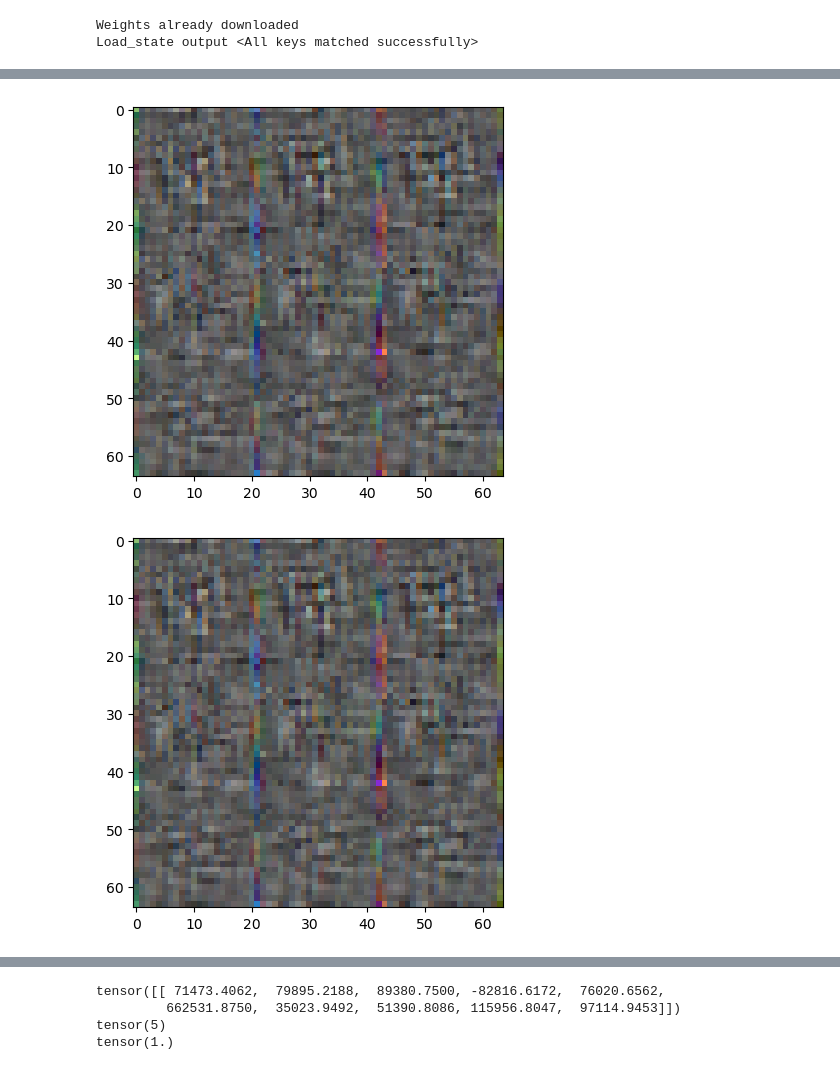
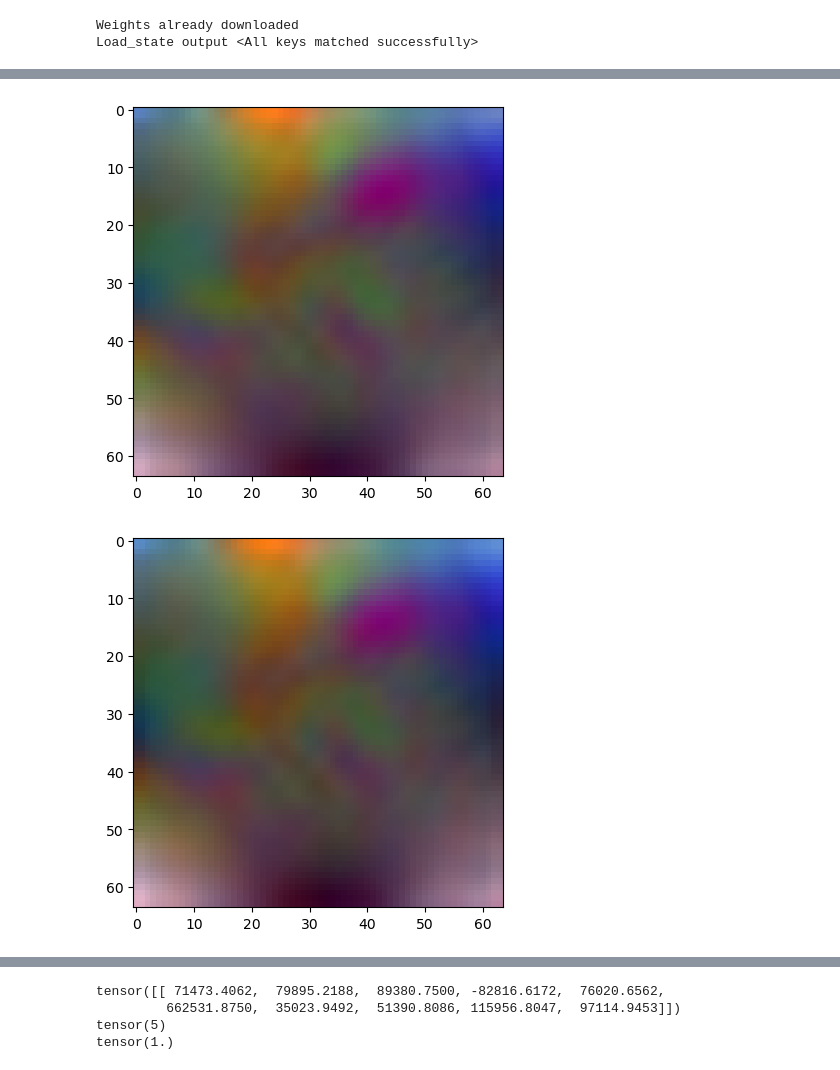
Before and after one commit to V-G-spec/DLProject-MLP, a Jupyter notebook: Experiments/Charles/MLP/B_12_W_1024.ipynb, the cells around one changed output, grey strips where cells are left out. Drawn from its saved outputs; the diff is of its cells as text; code cells hidden in the pictures.

```diff
--- a/Experiments/Charles/MLP/B_12_W_1024.ipynb
+++ b/Experiments/Charles/MLP/B_12_W_1024.ipynb
@@ -30,12 +30,3 @@ model = nn.Sequential(
 # %% [output]
 Weights already downloaded
 Load_state output <All keys matched successfully>
-# %%
-input = torch.arange(64*64*3).reshape(3,64,64)
-input.unsqueeze_(0)
-m = nn.Flatten(1, -1)
-output = m(input)
-print(output.shape)
-img = output.reshape(3,64,64).permute(1,2,0)
-print(img.shape)
-print(img[:,:,0])
@@ -55,19 +36,15 @@ tensor([[   0,    1,    2,  ...,   61,   62,   63],
 mean = 0.5
 std = 0.03
 input = mean + std*torch.randn((3,64,64)) # should be of size 3,64,64
-input.unsqueeze_(0)
-#input = img.unsqueeze(0) # create a mini-batch as expected by the model
+input.unsqueeze_(0) # create a mini-batch as expected by the model
 input.requires_grad_()
 
+# Function that takes an array an normalizes its content to be within the range 0-1
 def norm_01(array):
     return(array-np.min(array))/(np.max(array)-np.min(array))
 
+# Function that takes in an input batch (with only 1 element) and displays it as an image
 def show_im(batch):
-    img = batch.reshape(64,64,3)
-    img_np = img.detach().numpy()
-    plt.imshow(norm_01(img_np))
-
-def show_im_1(batch):
     img = batch.reshape(3,64,64).permute(1,2,0)
     img_np = img.detach().numpy()
     plt.imshow(norm_01(img_np))
@@ -76,15 +53,15 @@ def show_im_1(batch):
 idx = 5 # 0: airplanes, 1: cars, 2: birds, 3: cats, 4: deer, 5: dogs, 6: frogs, 7: horses, 8: ships, 9: trucks
 
 
-epochs = 100
-start_step_size = 10
-end_step_size = 10
+epochs = 1000
+start_step_size = 0.001
+end_step_size = 0.001
 
 
 start_sig = 1 #was 1 Having a decaying sigma seems to yield better results
-end_sig = 0.6
-jitter = 0 # Jitter doesn't seem to help too much
-theta_decay = 0.01 # Theta decay seems to help (0.02 seems good)
+end_sig = 0.5
+jitter = 7 # Jitter doesn't seem to help too much
+theta_decay = 0.0001 # Theta decay seems to help (0.02 seems good)
 
 num_im_save = 10
 
@@ -100,7 +77,7 @@ for epoch in range(epochs):
   y_pred[0,idx].backward()
 
   g = input.grad
-  #ox, oy = np.random.randint(-jitter, jitter+1, 2)
+  # ox, oy = np.random.randint(-jitter, jitter+1, 2)
 
   with torch.no_grad():
 
@@ -110,11 +87,11 @@ for epoch in range(epochs):
     # input = input.roll( ox, -1) # apply jitter shift
     # input = input.roll( oy, -2)
 
-    # input = input.mul((1.0 - theta_decay)) # weight decay
+    input = input.mul((1.0 - theta_decay)) # weight decay
 
-    # sig = start_sig + ((end_sig - start_sig) * epoch) / epochs
-    # blurrer = transforms.GaussianBlur(kernel_size=5, sigma=sig)
-    # input = blurrer(input)
+    sig = start_sig + ((end_sig - start_sig) * epoch) / epochs
+    blurrer = transforms.GaussianBlur(kernel_size=5, sigma=sig)
+    input = blurrer(input)
 
   input.requires_grad_()
 
@@ -129,2 +106,2 @@ for epoch in range(epochs):
-[figure, old version]
+[figure, new version]
-[figure, old version]
+[figure, new version]
```
Also changed, not shown: parts of 3 cells of this notebook, 4 other files.
